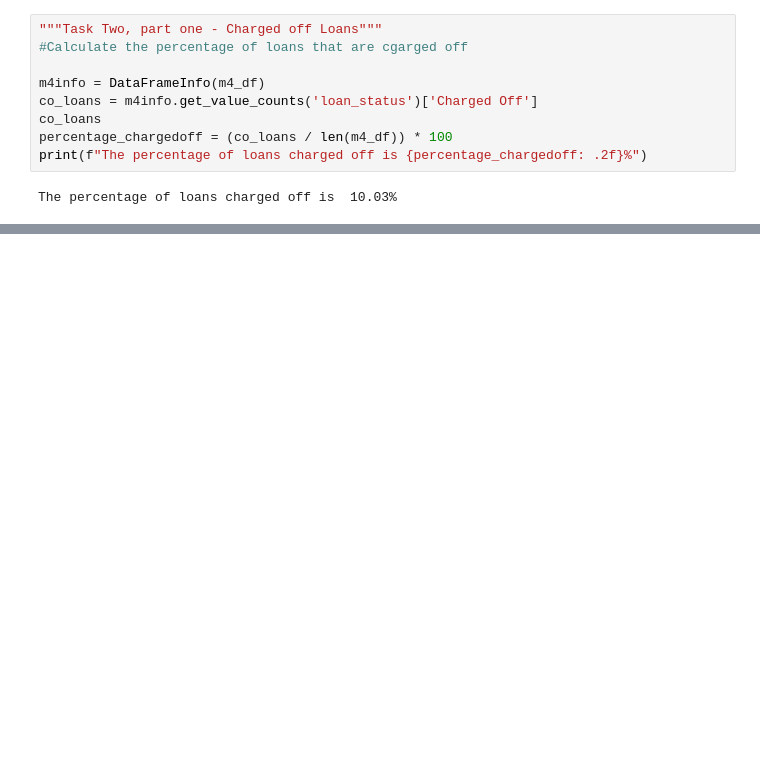
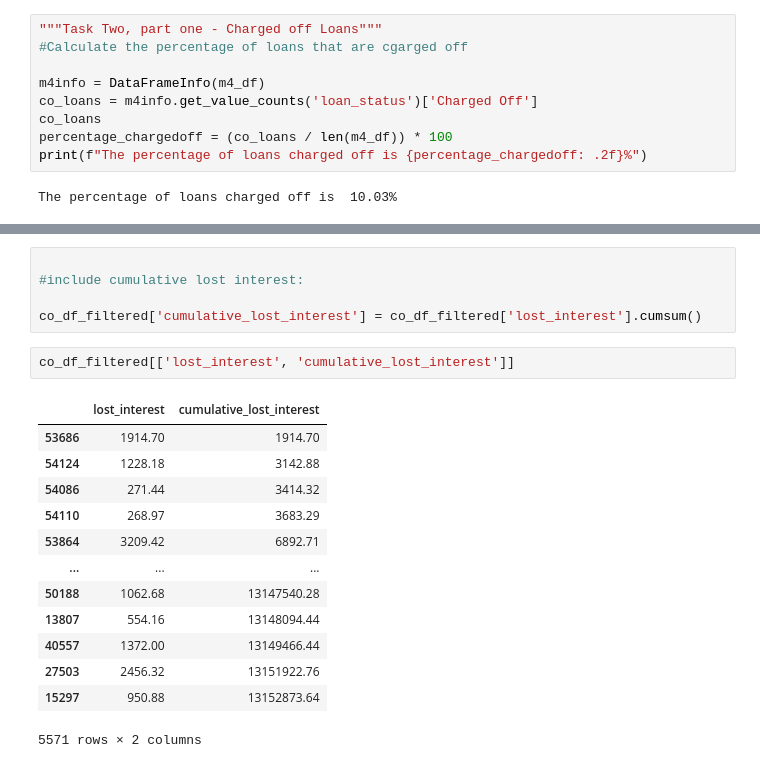
Before and after one commit to tgcoughlin/exploratory-data-analysis---customer-loans-in-finance597, a Jupyter notebook: db.ipynb, the cells around one changed output, grey strips where cells are left out. Drawn from its saved outputs; the diff is of its cells as text; blank space fills up the shorter version.

```diff
--- a/db.ipynb
+++ b/db.ipynb
@@ -809,0 +824,21 @@ Therefore the loss on these loans is £ 25312504
+# %%
+
+#include cumulative lost interest:
+
+co_df_filtered['cumulative_lost_interest'] = co_df_filtered['lost_interest'].cumsum()
+# %%
+co_df_filtered[['lost_interest', 'cumulative_lost_interest']]
+# %% [output]
+|  | lost_interest | cumulative_lost_interest |
+| 53686 | 1914.70 | 1914.70 |
+| 54124 | 1228.18 | 3142.88 |
+| 54086 | 271.44 | 3414.32 |
+| 54110 | 268.97 | 3683.29 |
+| 53864 | 3209.42 | 6892.71 |
+| ... | ... | ... |
+| 50188 | 1062.68 | 13147540.28 |
+| 13807 | 554.16 | 13148094.44 |
+| 40557 | 1372.00 | 13149466.44 |
+| 27503 | 2456.32 | 13151922.76 |
+| 15297 | 950.88 | 13152873.64 |
+5571 rows × 2 columns
```
Also changed, not shown: parts of 17 cells of this notebook.
